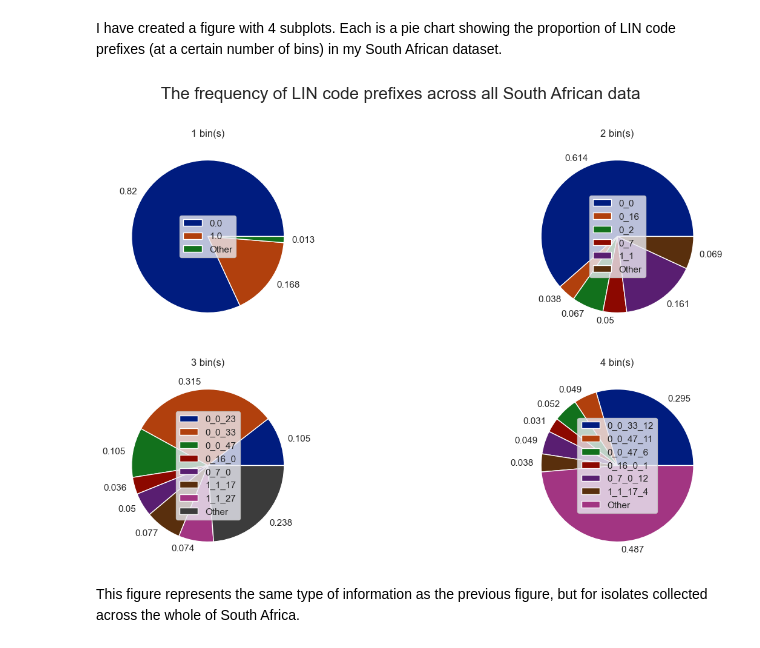
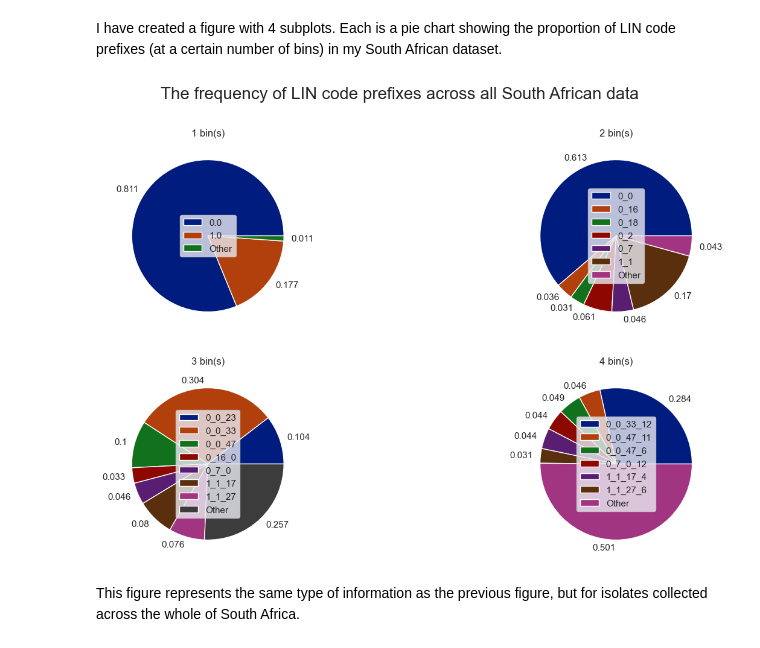
Before and after one commit to watchlotr/NGonorrhoeae_Y4, a Jupyter notebook: NG_Figures.ipynb, the cells around one changed output. Drawn from its saved outputs; the diff is of its cells as text; code cells hidden in the pictures.

Commit message:
Commit 23 - fixes errors in dropna use

```diff
--- a/NG_Figures.ipynb
+++ b/NG_Figures.ipynb
@@ -655,7 +653,7 @@ sa_lin: pd.DataFrame = pd.read_csv("Data/sa_cgmlst_lin.csv", sep = ",", header =
 
 
     # Cleaning the dataframe...
-Functions.clean(sa_lin, rename_cols = {"LINcode (N. gonorrhoeae cgMLST v2)": "lincode", "cgST (N. gonorrhoeae cgMLST v2)": "cgst", "LINcode (N. gonorrhoeae cgMLST v2).1": "LIN1"}, drop_col = list(range(7,15)), replace_val = [
+Functions.clean(sa_lin, rename_cols = {"LINcode (N. gonorrhoeae cgMLST v2)": "lincode", "cgST (N. gonorrhoeae cgMLST v2)": "cgst", "LINcode (N. gonorrhoeae cgMLST v2).1": "LIN1"}, drop_col = list(range(7,17)), replace_val = [
     {"_": np.nan, "__": np.nan, "___": np.nan}])
 
 
@@ -675,8 +673,7 @@ sa_lin_missing_count: pd.DataFrame = sa_lin.isnull().sum()
 #sa_lin_missing_count
 
     # Identifying entries with data...
-sa_lin_clean: pd.DataFrame = sa_lin.dropna(axis = 0, how = "any")
-#sa_lin_clean
+sa_lin_clean: pd.DataFrame = sa_lin.dropna(subset = "lincode")
 
 
     # Counting the proportion of prefixes, 1 bin(s)...
@@ -684,34 +681,34 @@ sa_lin_prop1: pd.Series = Functions.LIN_prop(df = sa_lin_clean, var = "LIN1")
 
     # 2 bin(s)
 sa_lin_prop2: pd.Series = Functions.LIN_prop(df = sa_lin_clean, var = "LIN2")
 
     # 3 bin(s)
 sa_lin_prop3: pd.Series = Functions.LIN_prop(df = sa_lin_clean, var = "LIN3")
 
     # 4 bin(s)
 sa_lin_prop4: pd.Series = Functions.LIN_prop(df = sa_lin_clean, var = "LIN4")
 
 
     # creating a figure...
 fig, ax = plt.subplots(2,2, figsize = (16,9))
 
     # creating a pie chart showing proportions of LIN code prefixes with 1 bin(s)
 Functions.pie(data = sa_lin_prop1, title = "1 bin(s)", ax = ax[0,0])
 
     # ...prefixes with 2 bin(s)
 Functions.pie(data = sa_lin_prop2, title = "2 bin(s)", ax = ax[0,1])
 
     # ...prefixes with 3 bin(s)
 Functions.pie(data = sa_lin_prop3, title = "3 bin(s)", ax = ax[1,0])
 
     # ...prefixes with 4 bin(s)
 Functions.pie(data = sa_lin_prop4, title = "4 bin(s)", ax = ax[1,1])
 
 fig.suptitle("The frequency of LIN code prefixes across all South African data", fontsize = 20)
 
 plt.show()
 # %% [output]
-[figure, old version]
+[figure, new version]
 # %% [markdown]
 This figure represents the same type of information as the previous figure, but for isolates collected across the whole of South Africa.
 # %%
```
Also changed, not shown: parts of 8 cells of this notebook.
